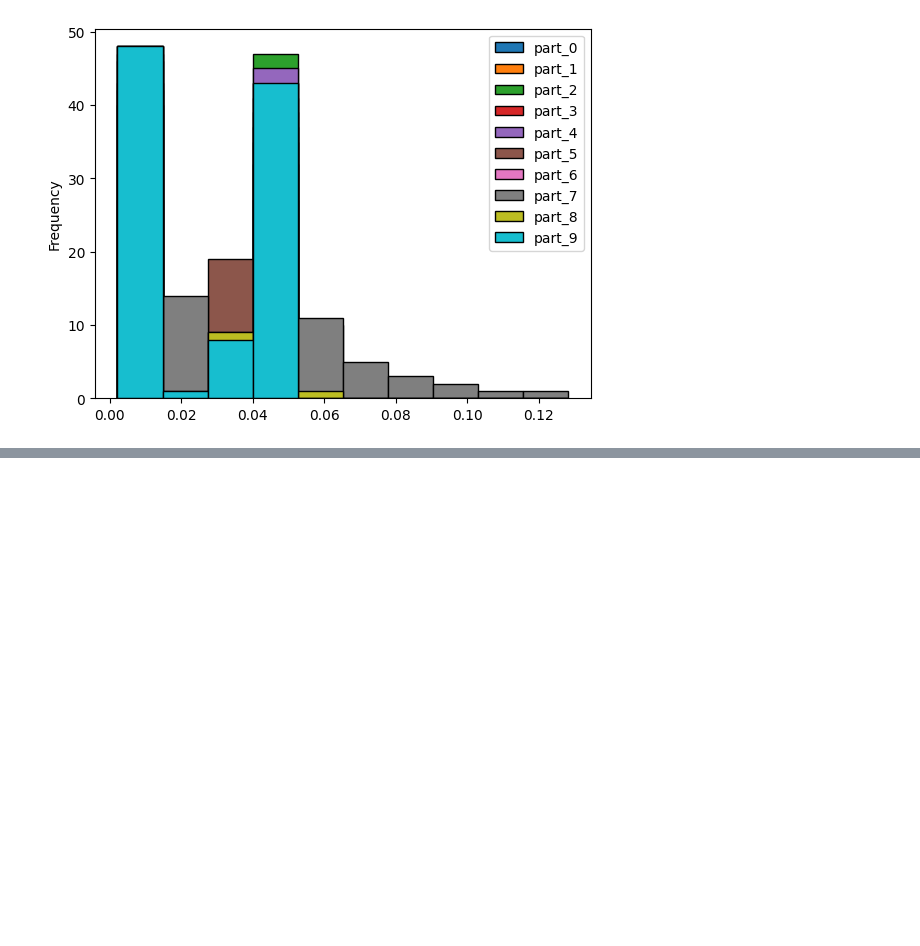
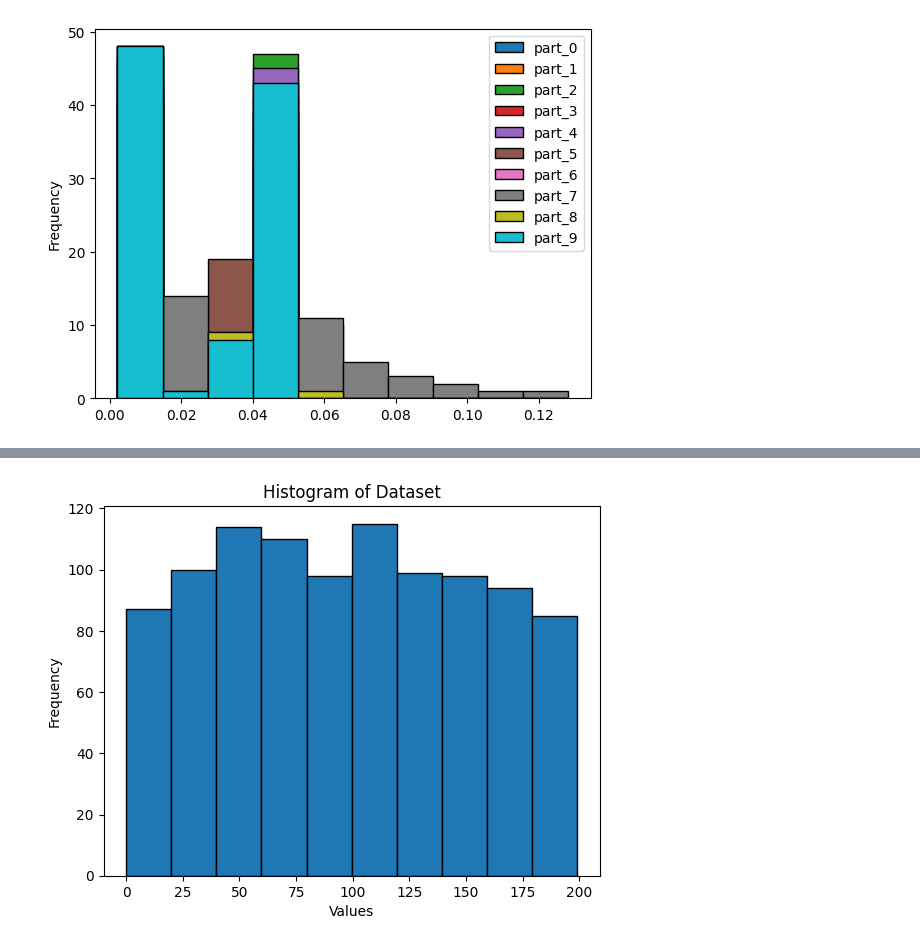
Before and after one commit to tushar-19459/Graph-Project, a Jupyter notebook: histogram.ipynb, the cells around one changed output, grey strips where cells are left out. Saved outputs shown, nothing was run; the diff lists cells and outputs as text; code cells hidden in the pictures; blank space fills up the shorter version.

Commit message:
updated histogram

```diff
--- a/histogram.ipynb
+++ b/histogram.ipynb
@@ -45,0 +81,15 @@ data.plot(kind='hist', bins=len(data.columns), edgecolor='black')
+# %%
+import pandas as pd
+import matplotlib.pyplot as plt
+
+data = pd.read_csv('./splitDataset.csv')
+
+# Flatten all values into 1D before plotting
+plt.hist(data.values.flatten(), bins=len(data.columns), edgecolor='black')
+
+plt.xlabel("Values")
+plt.ylabel("Frequency")
+plt.title("Histogram of Dataset")
+plt.show()
+# %% [output]
+[figure, added]
```
Also changed, not shown: parts of 5 cells of this notebook, 2 other files.
